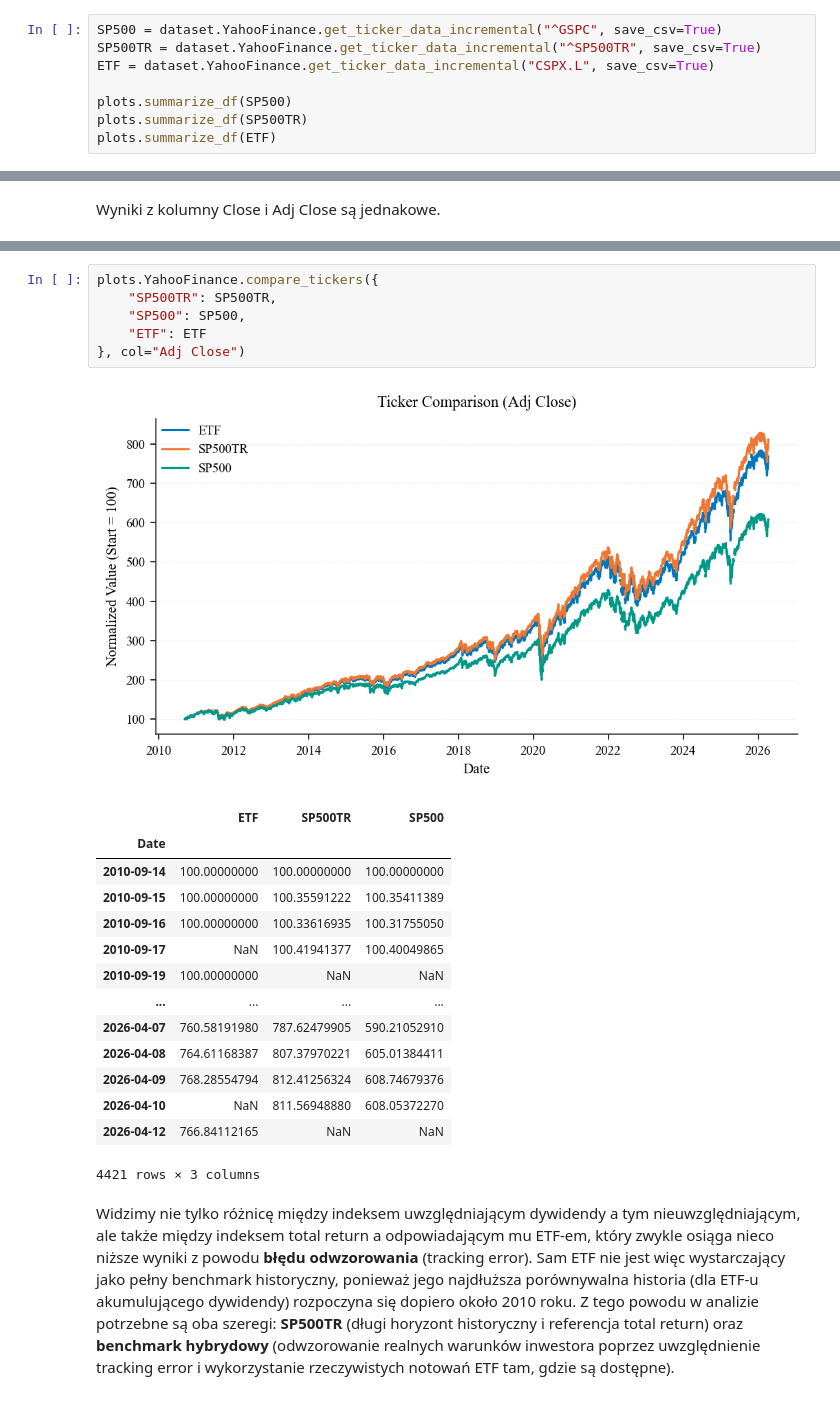
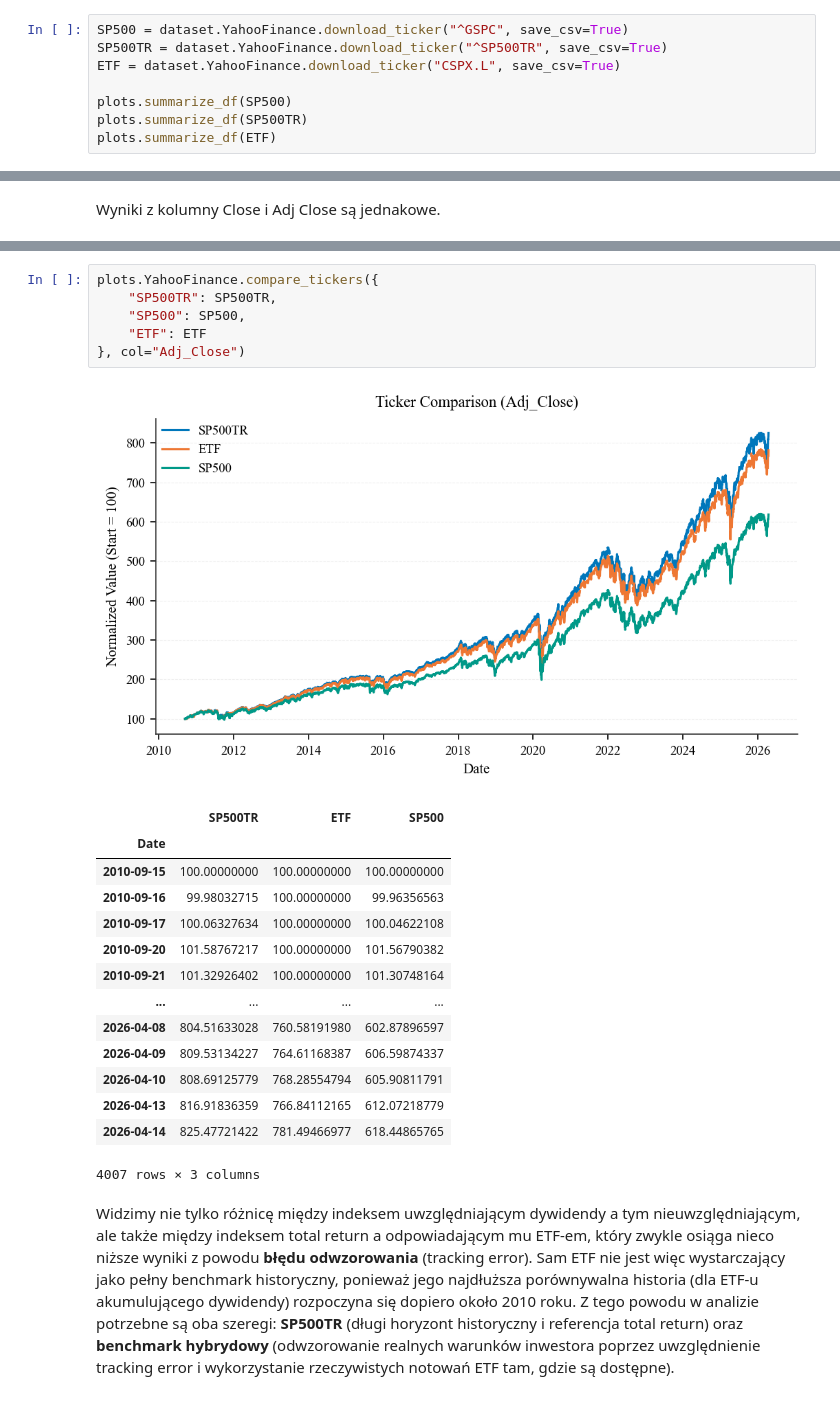
Before and after one commit to MichaelL200/data-driven-stock-portfolio-selection, a Jupyter notebook: notebooks/02b_data_stocks_yf.ipynb, the cells around one changed output, grey strips where cells are left out. Drawn from its saved outputs; the diff is of its cells as text.

Commit message:
refactor(dataset/YahooFinance). Closes #20

```diff
--- a/notebooks/02b_data_stocks_yf.ipynb
+++ b/notebooks/02b_data_stocks_yf.ipynb
@@ -108,9 +105,9 @@ Zestawienie tych trzech instrumentów pozwala porównać:
 - różnice między indeksem teoretycznym a rzeczywistym instrumentem inwestycyjnym,
 - dokładność odwzorowania indeksu przez ETF (tzw. *tracking error*).
 # %%
-SP500 = dataset.YahooFinance.get_ticker_data_incremental("^GSPC", save_csv=True)
-SP500TR = dataset.YahooFinance.get_ticker_data_incremental("^SP500TR", save_csv=True)
-ETF = dataset.YahooFinance.get_ticker_data_incremental("CSPX.L", save_csv=True)
+SP500 = dataset.YahooFinance.download_ticker("^GSPC", save_csv=True)
+SP500TR = dataset.YahooFinance.download_ticker("^SP500TR", save_csv=True)
+ETF = dataset.YahooFinance.download_ticker("CSPX.L", save_csv=True)
 
 plots.summarize_df(SP500)
 plots.summarize_df(SP500TR)
@@ -228,25 +224,25 @@ plots.YahooFinance.compare_tickers({
 # %%
 plots.YahooFinance.compare_tickers({
     "SP500TR": SP500TR,
     "SP500": SP500,
     "ETF": ETF
-}, col="Adj Close")
+}, col="Adj_Close")
 # %% [output]
-[figure, old version]
+[figure, new version]
-|  | ETF | SP500TR | SP500 |
+|  | SP500TR | ETF | SP500 |
 | Date |  |  |  |
-| 2010-09-14 | 100.00000000 | 100.00000000 | 100.00000000 |
-| 2010-09-15 | 100.00000000 | 100.35591222 | 100.35411389 |
-| 2010-09-16 | 100.00000000 | 100.33616935 | 100.31755050 |
-| 2010-09-17 | NaN | 100.41941377 | 100.40049865 |
-| 2010-09-19 | 100.00000000 | NaN | NaN |
+| 2010-09-15 | 100.00000000 | 100.00000000 | 100.00000000 |
+| 2010-09-16 | 99.98032715 | 100.00000000 | 99.96356563 |
+| 2010-09-17 | 100.06327634 | 100.00000000 | 100.04622108 |
+| 2010-09-20 | 101.58767217 | 100.00000000 | 101.56790382 |
+| 2010-09-21 | 101.32926402 | 100.00000000 | 101.30748164 |
 | ... | ... | ... | ... |
-| 2026-04-07 | 760.58191980 | 787.62479905 | 590.21052910 |
-| 2026-04-08 | 764.61168387 | 807.37970221 | 605.01384411 |
-| 2026-04-09 | 768.28554794 | 812.41256324 | 608.74679376 |
-| 2026-04-10 | NaN | 811.56948880 | 608.05372270 |
-| 2026-04-12 | 766.84112165 | NaN | NaN |
+| 2026-04-08 | 804.51633028 | 760.58191980 | 602.87896597 |
+| 2026-04-09 | 809.53134227 | 764.61168387 | 606.59874337 |
+| 2026-04-10 | 808.69125779 | 768.28554794 | 605.90811791 |
+| 2026-04-13 | 816.91836359 | 766.84112165 | 612.07218779 |
+| 2026-04-14 | 825.47721422 | 781.49466977 | 618.44865765 |
-4421 rows × 3 columns
+4007 rows × 3 columns
 # %% [markdown]
 Widzimy nie tylko różnicę między indeksem uwzględniającym dywidendy a tym nieuwzględniającym, ale także między indeksem total return a odpowiadającym mu ETF-em, który zwykle osiąga nieco niższe wyniki z powodu **błędu odwzorowania** (tracking error). Sam ETF nie jest więc wystarczający jako pełny benchmark historyczny, ponieważ jego najdłuższa porównywalna historia (dla ETF-u akumulującego dywidendy) rozpoczyna się dopiero około 2010 roku. Z tego powodu w analizie potrzebne są oba szeregi: **SP500TR** (długi horyzont historyczny i referencja total return) oraz **benchmark hybrydowy** (odwzorowanie realnych warunków inwestora poprzez uwzględnienie tracking error i wykorzystanie rzeczywistych notowań ETF tam, gdzie są dostępne).
 
```
Also changed, not shown: parts of 11 cells of this notebook, 5 other files.
